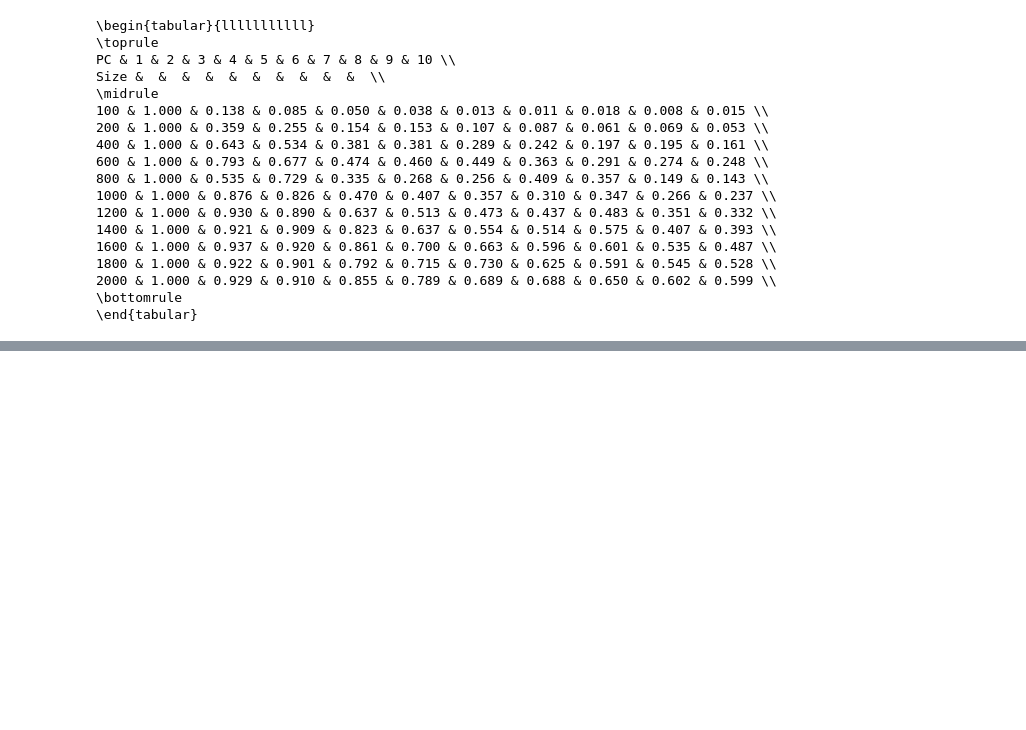
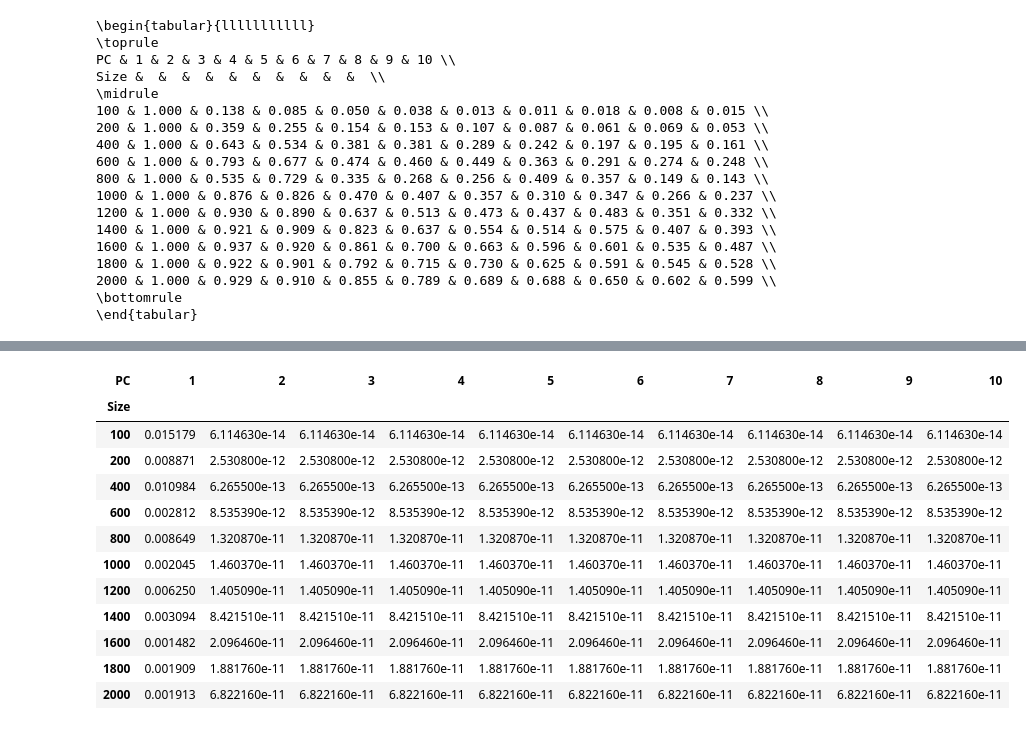
Before and after one commit to VolodyaLarin/bmstu-ppp, a Jupyter notebook: hw/prepares.ipynb, the cells around one changed output, grey strips where cells are left out. Cells and saved outputs as stored; diff of their text form; code cells hidden in the pictures; blank space fills up the shorter version.

```diff
--- a/hw/prepares.ipynb
+++ b/hw/prepares.ipynb
@@ -462,0 +499,16 @@ print(table)
+# %%
+df.pivot(index='Size', columns='PC', values='Error')
+# %% [output]
+| PC | 1 | 2 | 3 | 4 | 5 | 6 | 7 | 8 | 9 | 10 |
+| Size |  |  |  |  |  |  |  |  |  |  |
+| 100 | 0.015179 | 6.114630e-14 | 6.114630e-14 | 6.114630e-14 | 6.114630e-14 | 6.114630e-14 | 6.114630e-14 | 6.114630e-14 | 6.114630e-14 | 6.114630e-14 |
+| 200 | 0.008871 | 2.530800e-12 | 2.530800e-12 | 2.530800e-12 | 2.530800e-12 | 2.530800e-12 | 2.530800e-12 | 2.530800e-12 | 2.530800e-12 | 2.530800e-12 |
+| 400 | 0.010984 | 6.265500e-13 | 6.265500e-13 | 6.265500e-13 | 6.265500e-13 | 6.265500e-13 | 6.265500e-13 | 6.265500e-13 | 6.265500e-13 | 6.265500e-13 |
+| 600 | 0.002812 | 8.535390e-12 | 8.535390e-12 | 8.535390e-12 | 8.535390e-12 | 8.535390e-12 | 8.535390e-12 | 8.535390e-12 | 8.535390e-12 | 8.535390e-12 |
+| 800 | 0.008649 | 1.320870e-11 | 1.320870e-11 | 1.320870e-11 | 1.320870e-11 | 1.320870e-11 | 1.320870e-11 | 1.320870e-11 | 1.320870e-11 | 1.320870e-11 |
+| 1000 | 0.002045 | 1.460370e-11 | 1.460370e-11 | 1.460370e-11 | 1.460370e-11 | 1.460370e-11 | 1.460370e-11 | 1.460370e-11 | 1.460370e-11 | 1.460370e-11 |
+| 1200 | 0.006250 | 1.405090e-11 | 1.405090e-11 | 1.405090e-11 | 1.405090e-11 | 1.405090e-11 | 1.405090e-11 | 1.405090e-11 | 1.405090e-11 | 1.405090e-11 |
+| 1400 | 0.003094 | 8.421510e-11 | 8.421510e-11 | 8.421510e-11 | 8.421510e-11 | 8.421510e-11 | 8.421510e-11 | 8.421510e-11 | 8.421510e-11 | 8.421510e-11 |
+| 1600 | 0.001482 | 2.096460e-11 | 2.096460e-11 | 2.096460e-11 | 2.096460e-11 | 2.096460e-11 | 2.096460e-11 | 2.096460e-11 | 2.096460e-11 | 2.096460e-11 |
+| 1800 | 0.001909 | 1.881760e-11 | 1.881760e-11 | 1.881760e-11 | 1.881760e-11 | 1.881760e-11 | 1.881760e-11 | 1.881760e-11 | 1.881760e-11 | 1.881760e-11 |
+| 2000 | 0.001913 | 6.822160e-11 | 6.822160e-11 | 6.822160e-11 | 6.822160e-11 | 6.822160e-11 | 6.822160e-11 | 6.822160e-11 | 6.822160e-11 | 6.822160e-11 |
```
Also changed, not shown: parts of 1 cell of this notebook.
